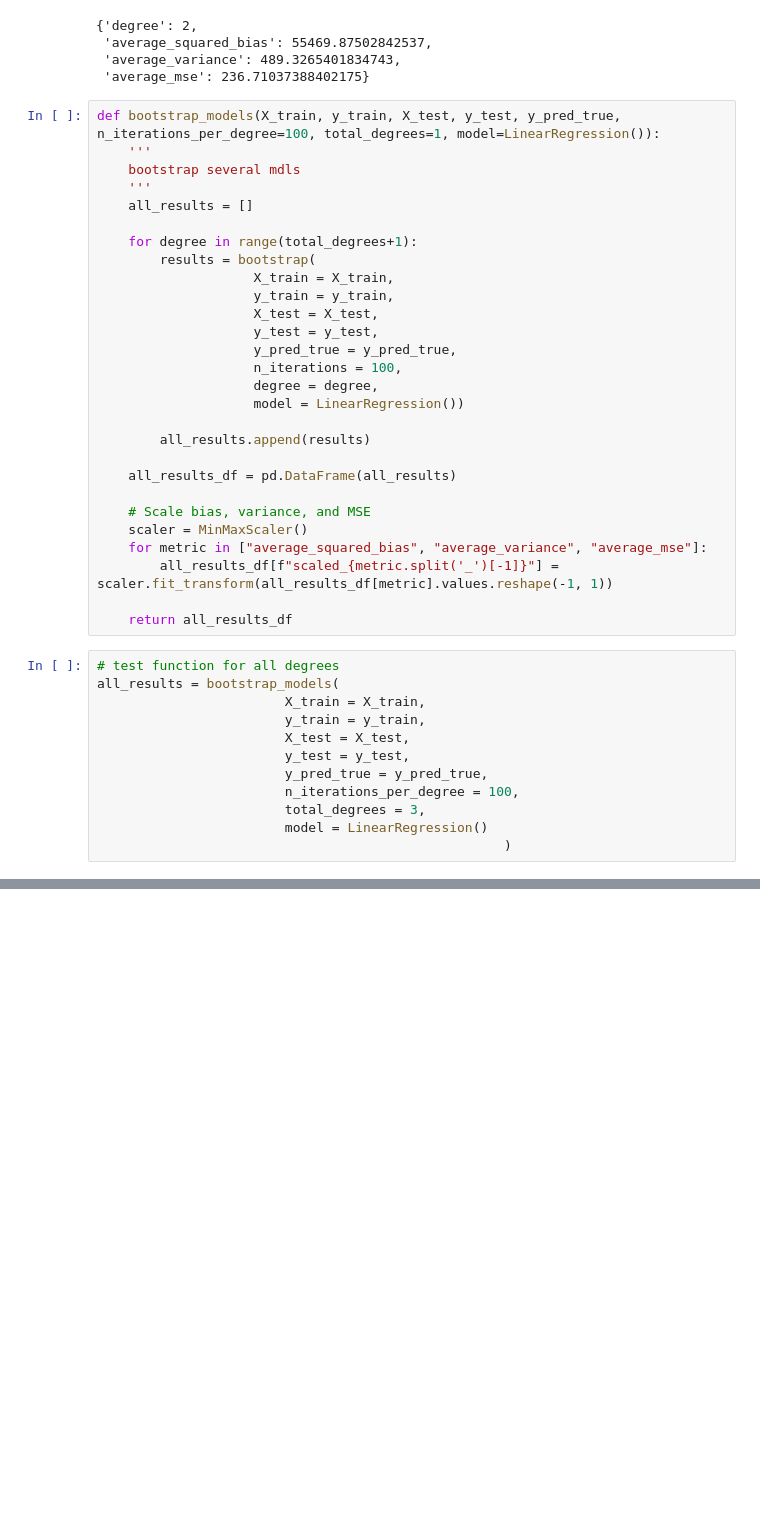
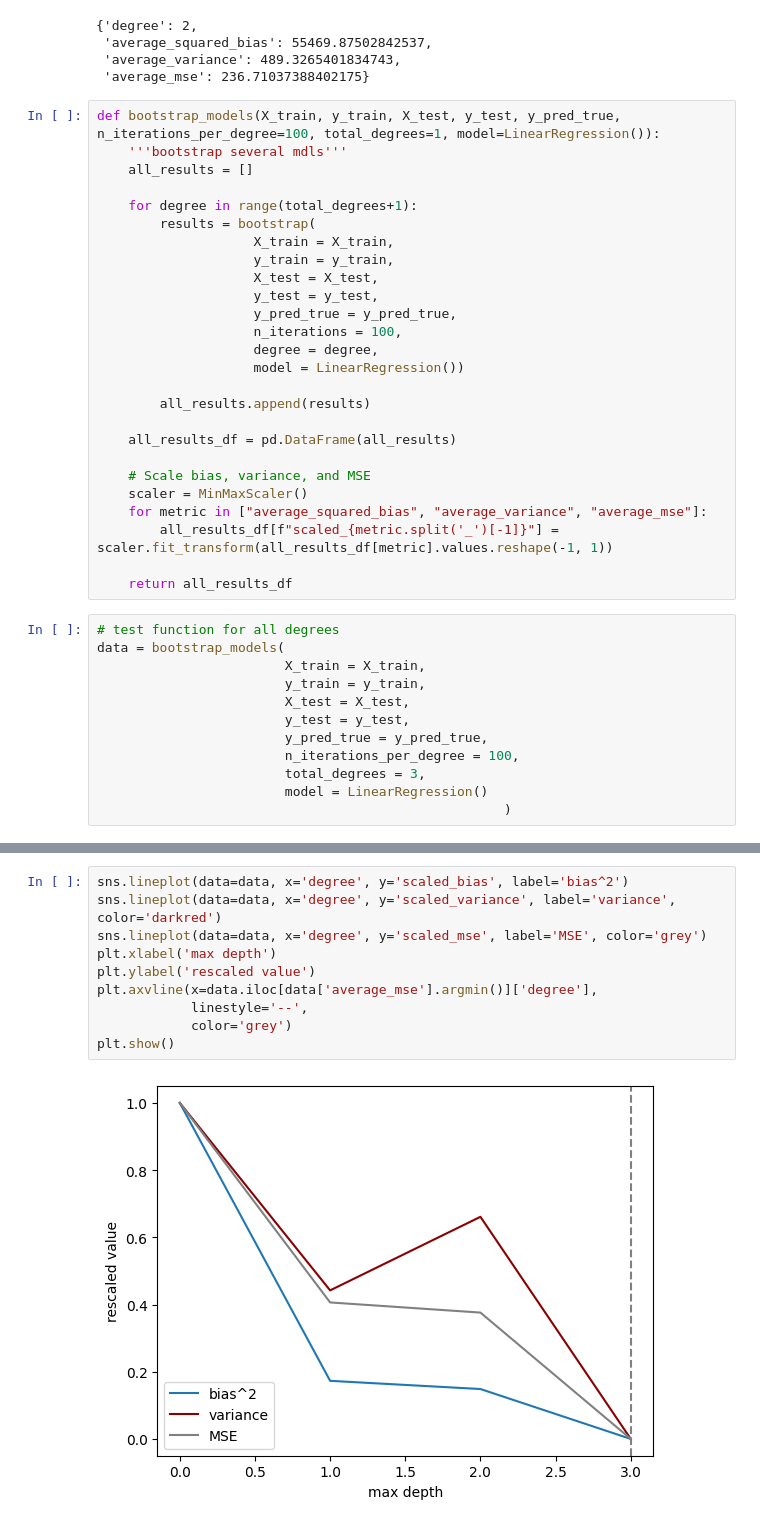
Before and after one commit to MinaAlmasi/DataSci-AU-24, a Jupyter notebook: code_MA/class_04.ipynb, the cells around one changed output, grey strips where cells are left out. Cells and saved outputs as stored; diff of their text form; blank space fills up the shorter version.

Commit message:
add plot

```diff
--- a/code_MA/class_04.ipynb
+++ b/code_MA/class_04.ipynb
@@ -198,9 +198,7 @@ results
  'average_mse': 236.71037388402175}
 # %%
 def bootstrap_models(X_train, y_train, X_test, y_test, y_pred_true, n_iterations_per_degree=100, total_degrees=1, model=LinearRegression()):
-    '''
-    bootstrap several mdls
-    '''
+    '''bootstrap several mdls'''
     all_results = []
 
     for degree in range(total_degrees+1):
@@ -226,7 +224,7 @@ def bootstrap_models(X_train, y_train, X_test, y_test, y_pred_true, n_iterations
     return all_results_df
 # %%
 # test function for all degrees
-all_results = bootstrap_models(
+data = bootstrap_models(
                         X_train = X_train,
                         y_train = y_train,
                         X_test = X_test,
@@ -246,0 +245,12 @@ all_results
+# %%
+sns.lineplot(data=data, x='degree', y='scaled_bias', label='bias^2')
+sns.lineplot(data=data, x='degree', y='scaled_variance', label='variance', color='darkred')
+sns.lineplot(data=data, x='degree', y='scaled_mse', label='MSE', color='grey')
+plt.xlabel('max depth')
+plt.ylabel('rescaled value')
+plt.axvline(x=data.iloc[data['average_mse'].argmin()]['degree'],
+            linestyle='--',
+            color='grey')
+plt.show()
+# %% [output]
+[figure, added]
```
Also changed, not shown: parts of 2 cells of this notebook.
